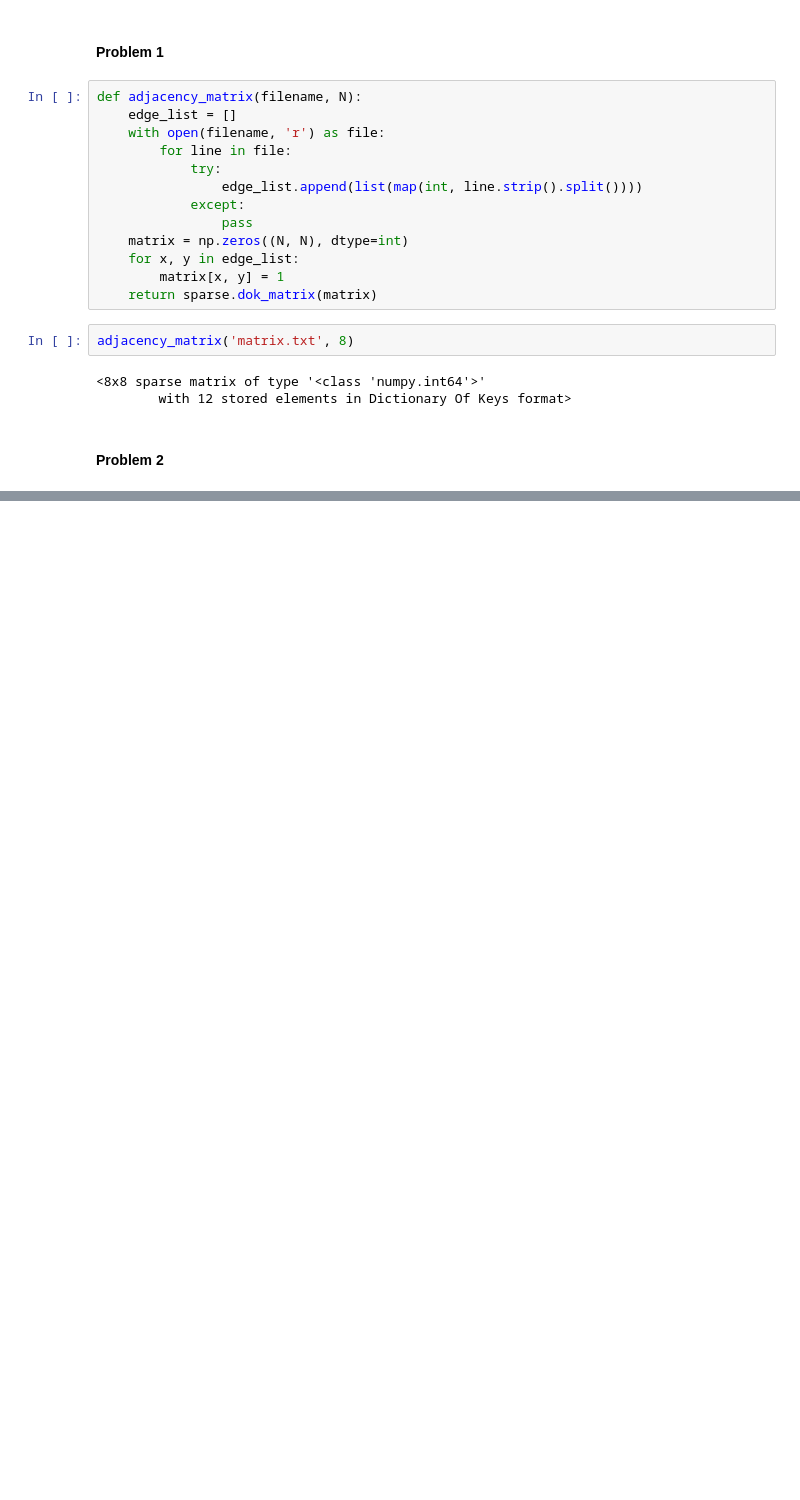
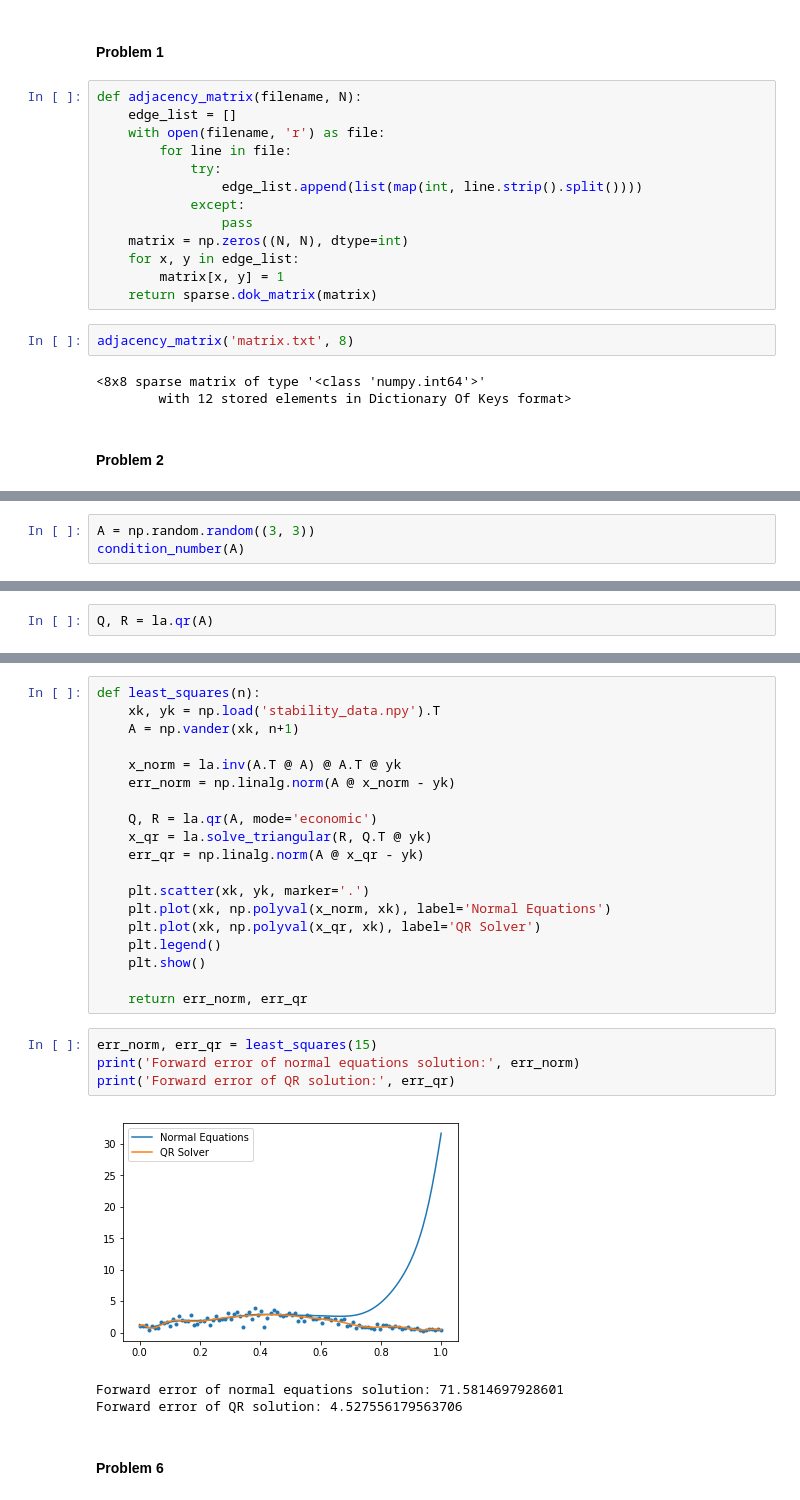
Before and after one commit to reikolaski/BootCamp2018, a Jupyter notebook: ProbSets/Comp/ProbSet3/ProbSet3.ipynb, the cells around one changed output, grey strips where cells are left out. Drawn from its saved outputs; the diff is of its cells as text; blank space fills up the shorter version.

```diff
--- a/ProbSets/Comp/ProbSet3/ProbSet3.ipynb
+++ b/ProbSets/Comp/ProbSet3/ProbSet3.ipynb
@@ -731,0 +856,3 @@ adjacency_matrix('matrix.txt', 8)
+# %%
+A = np.random.random((3, 3))
+condition_number(A)
@@ -731,0 +865,2 @@ adjacency_matrix('matrix.txt', 8)
+# %%
+Q, R = la.qr(A)
@@ -731,0 +959,29 @@ adjacency_matrix('matrix.txt', 8)
+# %%
+def least_squares(n):
+    xk, yk = np.load('stability_data.npy').T
+    A = np.vander(xk, n+1)
+
+    x_norm = la.inv(A.T @ A) @ A.T @ yk
+    err_norm = np.linalg.norm(A @ x_norm - yk)
+
+    Q, R = la.qr(A, mode='economic')
+    x_qr = la.solve_triangular(R, Q.T @ yk)
+    err_qr = np.linalg.norm(A @ x_qr - yk)
+
+    plt.scatter(xk, yk, marker='.')
+    plt.plot(xk, np.polyval(x_norm, xk), label='Normal Equations')
+    plt.plot(xk, np.polyval(x_qr, xk), label='QR Solver')
+    plt.legend()
+    plt.show()
+
+    return err_norm, err_qr
+# %%
+err_norm, err_qr = least_squares(15)
+print('Forward error of normal equations solution:', err_norm)
+print('Forward error of QR solution:', err_qr)
+# %% [output]
+[figure, added]
+Forward error of normal equations solution: 71.5814697928601
+Forward error of QR solution: 4.527556179563706
+# %% [markdown]
+#### Problem 6
```
Also changed, not shown: parts of 49 cells of this notebook.
